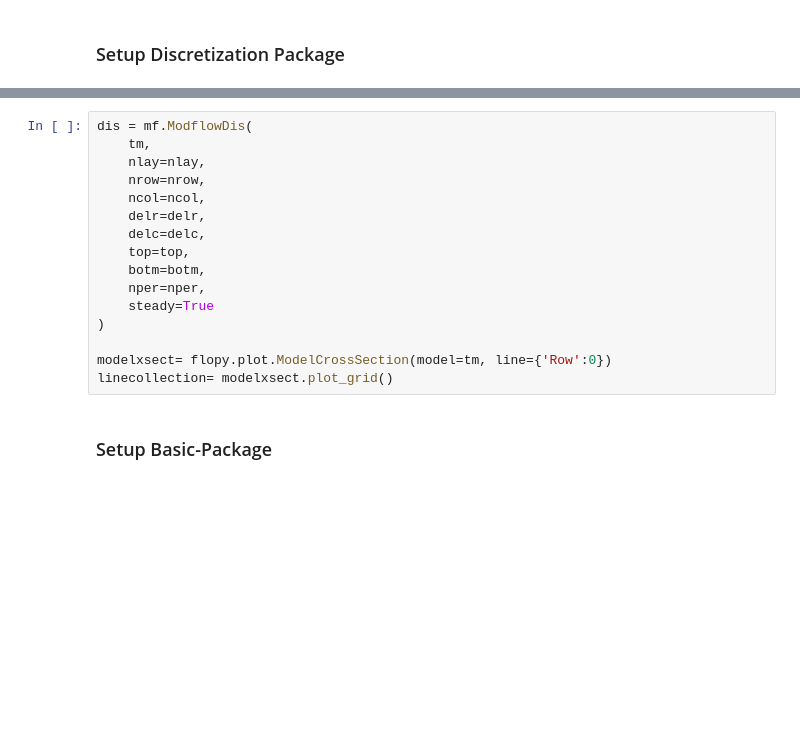
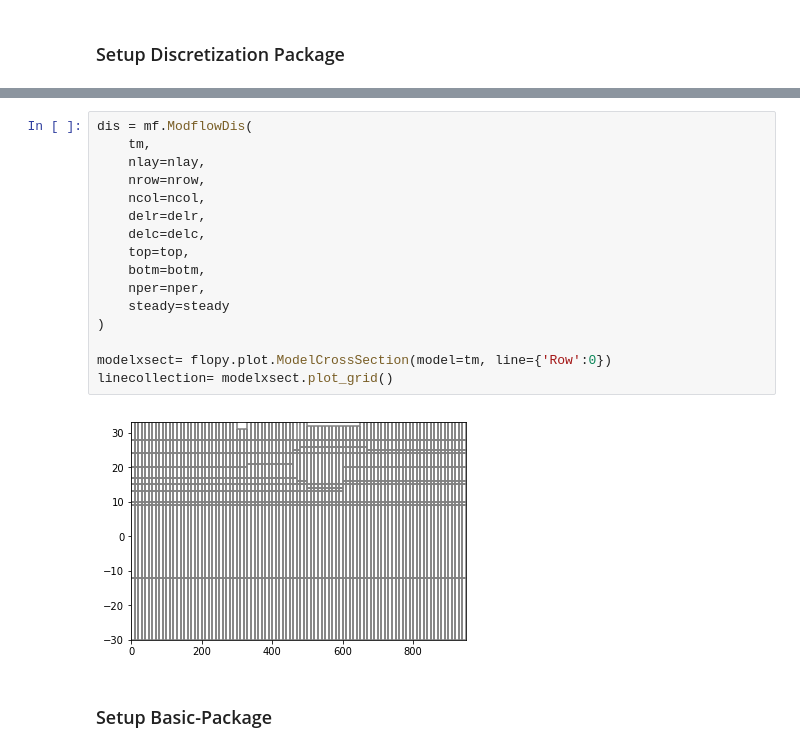
Before and after one commit to inowas/terrence-thesis, a Jupyter notebook: terrence-thesis.ipynb, the cells around one changed output, grey strips where cells are left out. Drawn from its saved outputs; the diff is of its cells as text; blank space fills up the shorter version.

Commit message:
Removing 'd' & steady state
1. All the variable 'd' has been removed
2. Steady state has been changed from 'True' to the original setup

```diff
--- a/terrence-thesis.ipynb
+++ b/terrence-thesis.ipynb
@@ -128,19 +132,21 @@ steady[ 0 ] = True
 # %%
 dis = mf.ModflowDis(
     tm,
     nlay=nlay,
     nrow=nrow,
     ncol=ncol,
     delr=delr,
     delc=delc,
     top=top,
     botm=botm,
     nper=nper,
-    steady=True
+    steady=steady
 )
 
 modelxsect= flopy.plot.ModelCrossSection(model=tm, line={'Row':0})
 linecollection= modelxsect.plot_grid()
+# %% [output]
+[figure, added]
 # %% [markdown]
 ### Setup Basic-Package
 # %% [markdown]
```
Also changed, not shown: parts of 10 cells of this notebook, 3 other files.
